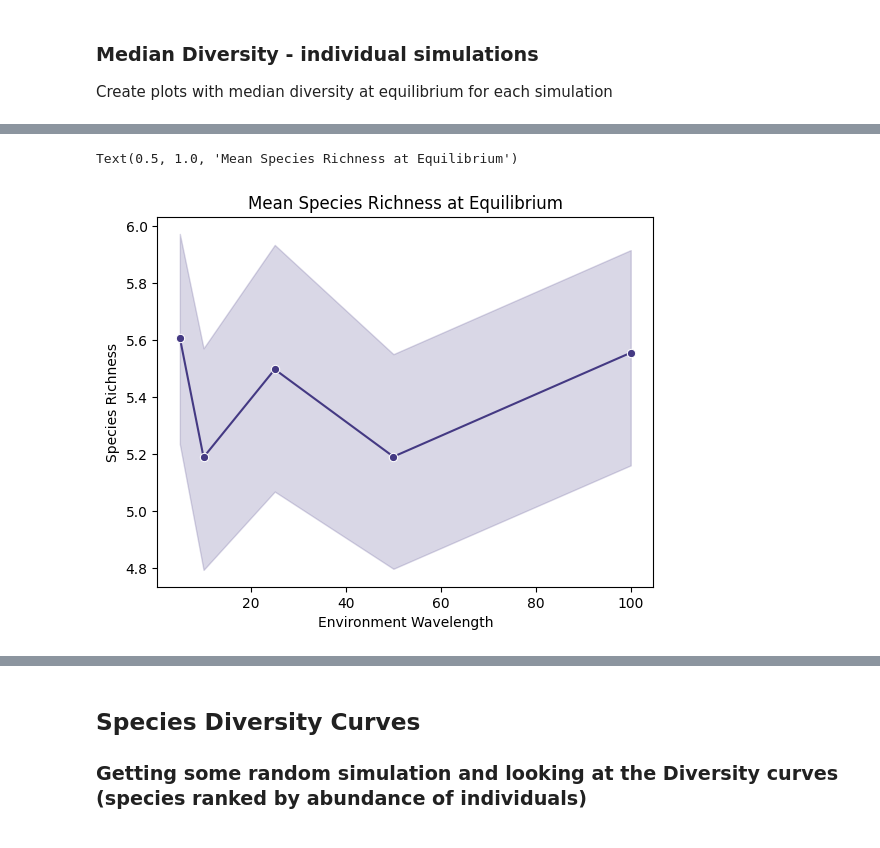
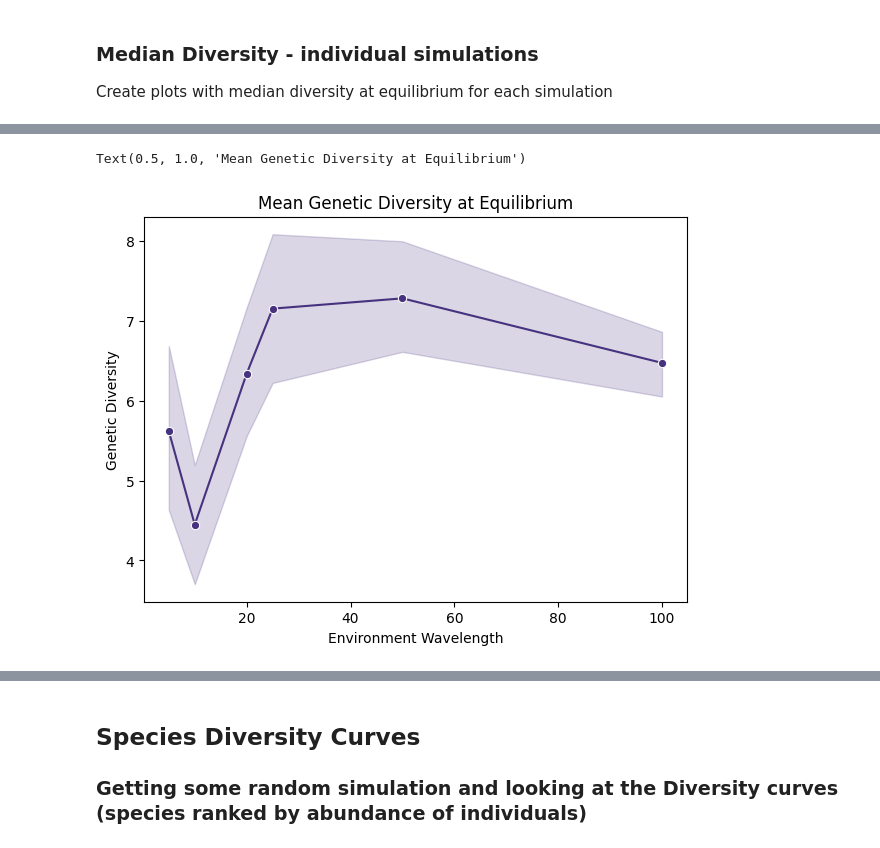
Before and after one commit to giuliabernardinieco/revosim-simulations, a Jupyter notebook: genetic-diversity.ipynb, the cells around one changed output, grey strips where cells are left out. Saved outputs shown, nothing was run; the diff lists cells and outputs as text; code cells hidden in the pictures.

```diff
--- a/genetic-diversity.ipynb
+++ b/genetic-diversity.ipynb
@@ -30,25 +8,0 @@ folder_labels = [5, 10, 25, 40, 50, 60, 70, 80, 90, 100, 110, 200]
-# %%
-#Define the folders containing the csv files
-# List of folder paths
-folder_paths = ['/Users/gb4818/Library/CloudStorage/OneDrive-ImperialCollegeLondon/Rev-res-in/3rd batches - Blue and Green/1over5/mh',
-    '/Users/gb4818/Library/CloudStorage/OneDrive-ImperialCollegeLondon/Rev-res-in/3rd batches - Blue and Green/1over10/mh',
-    '/Users/gb4818/Library/CloudStorage/OneDrive-ImperialCollegeLondon/Rev-res-in/3rd batches - Blue and Green/1over25/mh',
-    '/Users/gb4818/Library/CloudStorage/OneDrive-ImperialCollegeLondon/Rev-res-in/3rd batches - Blue and Green/1over50/mh',
-    '/Users/gb4818/Library/CloudStorage/OneDrive-ImperialCollegeLondon/Rev-res-in/3rd batches - Blue and Green/1over100/mh',]
-# Define folder labels
-folder_labels = [5, 10, 25, 50, 100]
-# %%
-#freq that are on blue as sin, red as 0 and green on 127, 64 BITS GENOME
-folder_paths = ['/Users/gb4818/Library/CloudStorage/OneDrive-ImperialCollegeLondon/Rev-res-in/3rd batches - Blue and Green/64-bits-genome/5w_64_bits',
-                '/Users/gb4818/Library/CloudStorage/OneDrive-ImperialCollegeLondon/Rev-res-in/3rd batches - Blue and Green/64-bits-genome/10w_64_bits',
-                '/Users/gb4818/Library/CloudStorage/OneDrive-ImperialCollegeLondon/Rev-res-in/3rd batches - Blue and Green/64-bits-genome/25w_64_bits',
-                '/Users/gb4818/Library/CloudStorage/OneDrive-ImperialCollegeLondon/Rev-res-in/3rd batches - Blue and Green/64-bits-genome/50w_64_bits',
-                '/Users/gb4818/Library/CloudStorage/OneDrive-ImperialCollegeLondon/Rev-res-in/3rd batches - Blue and Green/64-bits-genome/100w_64_bits',]
-# Define folder labels
-folder_labels = [ 5, 10, 25, 50, 100]
-# %%
-#freq that are on blue as sin, red as 0 and green on 127, 64 BITS GENOME
-folder_paths = ['/Users/gb4818/Library/CloudStorage/OneDrive-ImperialCollegeLondon/Rev-res-in/3rd batches - Blue and Green/64-bits-genome/5w_64_bits',
-                '/Users/gb4818/Library/CloudStorage/OneDrive-ImperialCollegeLondon/Rev-res-in/3rd batches - Blue and Green/64-bits-genome/10w_64_bits',]
-# Define folder labels
-folder_labels = [ 5, 10]
@@ -116,7 +75,7 @@ for i, folder_path in enumerate(folder_paths):
 
     # Loop through each file in the folder and read it into a DataFrame
     for filename in os.listdir(folder_path):
-        match = re.match(r'REvoSim_individuals_data_(\d+).txt', filename)
+        match = re.match(r'REvoSim_individuals_data_.*\.txt', filename)
         if match:
             file_path = os.path.join(folder_path, filename)
 
@@ -184,13 +126,14 @@ Passing `palette` without assigning `hue` is deprecated and will be removed in v
 # %%
 ### Now I'm creating a graph that will show the wavelength on the xaxis and the average/median SP that we had at equilibrium
 grouped_df = combined_df.groupby('Environment')
 num_environments = len(grouped_df)
 colors = sns.color_palette("viridis", num_environments)
 
+plt.figure(figsize=(7, 5))
 sns.lineplot(data =  average_div_df, x = 'Environment', y = 'Diversity', color = colors[0], marker='o')
 plt.xlabel('Environment Wavelength')
-plt.ylabel('Species Richness')
-plt.title('Mean Species Richness at Equilibrium')
+plt.ylabel('Genetic Diversity')
+plt.title('Mean Genetic Diversity at Equilibrium')
 # %% [output]
-Text(0.5, 1.0, 'Mean Species Richness at Equilibrium')
+Text(0.5, 1.0, 'Mean Genetic Diversity at Equilibrium')
-[figure, old version]
+[figure, new version]
```
Also changed, not shown: parts of 19 cells of this notebook, 2 other files.
